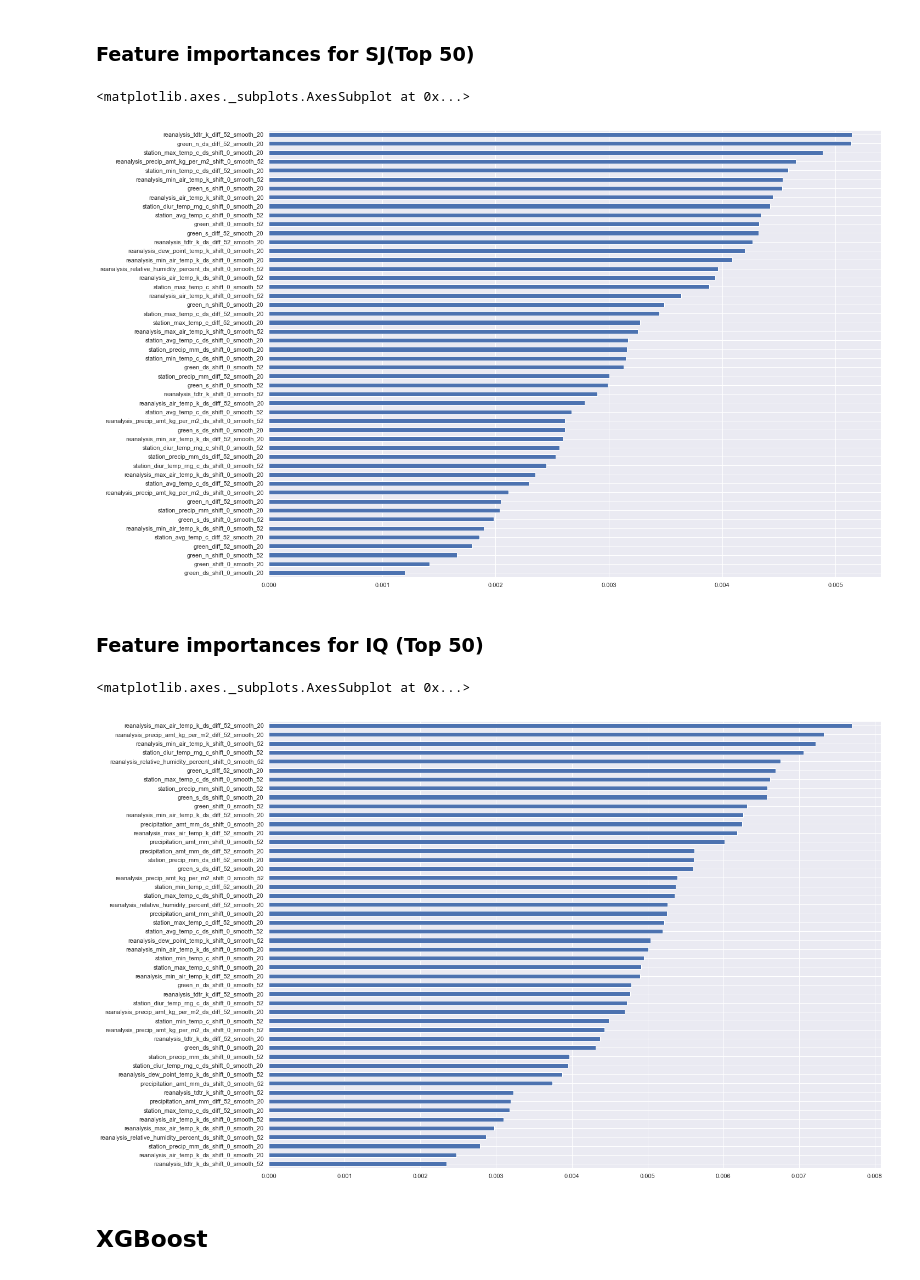
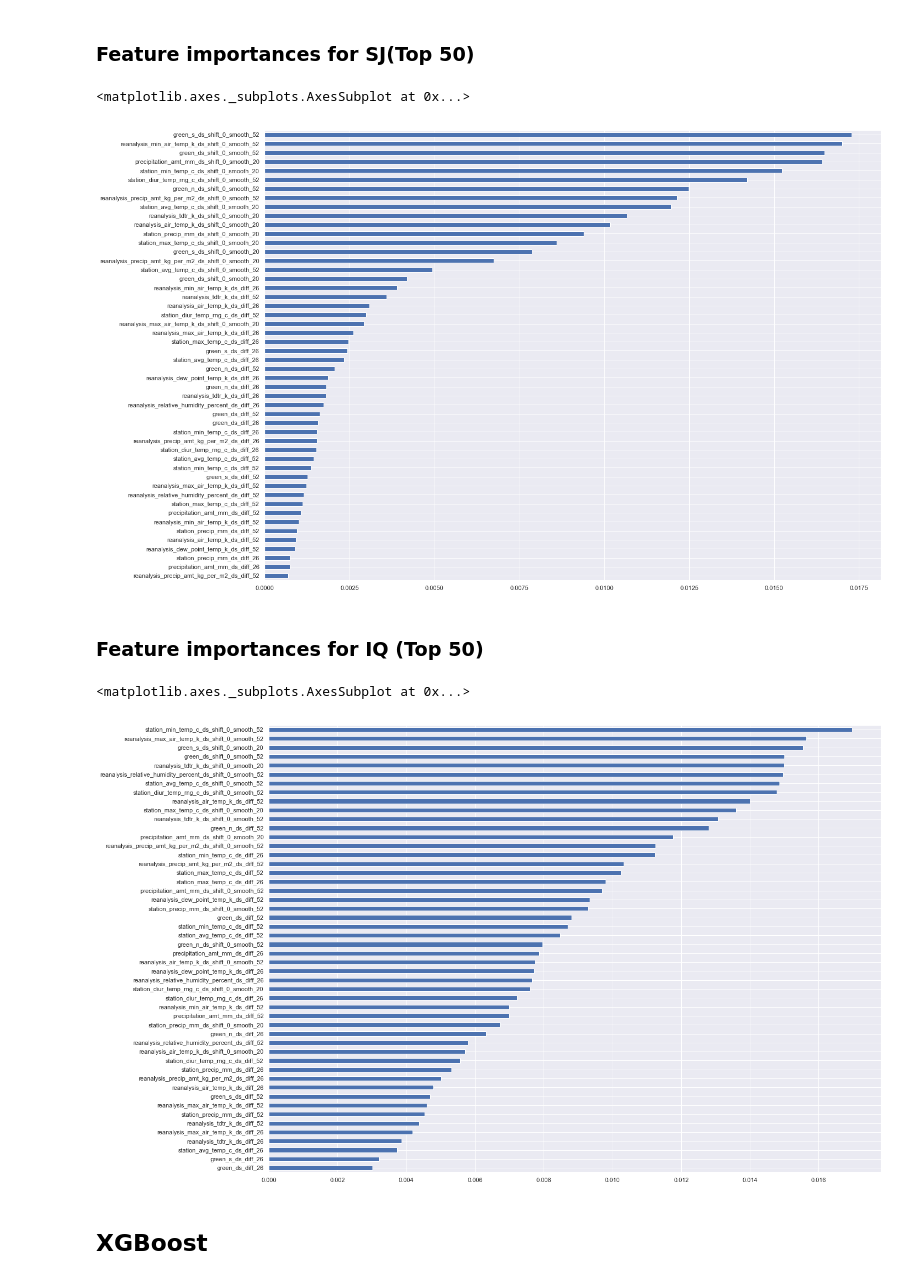
Before and after one commit to weihaoli/Study, a Jupyter notebook: data project/Presentation For Data Project - (EDA + Feature Engeneering + models).ipynb, the cells around one changed output. Cells and saved outputs as stored; diff of their text form; code cells hidden in the pictures.

```diff
--- a/data project/Presentation For Data Project - (EDA + Feature Engeneering + models).ipynb
+++ b/data project/Presentation For Data Project - (EDA + Feature Engeneering + models).ipynb
@@ -452,26 +536,16 @@ def append_shift(left,right,selected,shift,smooth =52):
         left[new_name] = right.rolling(smooth    ).mean().shift(shift).loc[:,name ]
     return left
 
-def append_diff(left,right,selected,diff,smooth =52):
+def append_diff(left,right,selected,diff  =52):
     new_names = []
     right = right.copy().apply(lambda x : x.clip(0,x.quantile(0.9)),axis = 0)
     for name in selected:
-        new_name = name + '_diff_' +str(diff)+'_smooth_' + str(smooth)
+        new_name = name + '_diff_' +str(diff)
         new_names.append(new_name)
 
-        left[new_name] = right.rolling(smooth    ).mean().diff(diff).loc[:,name ]
+        left[new_name] = right .diff(diff).loc[:,name ]
     return left
 
-
-def append_diff(left,right,selected,diff,smooth =52):
-    new_names = []
-    right = right.copy().apply(lambda x : x.clip(0,x.quantile(0.9)),axis = 0)
-    for name in selected:
-        new_name = name + '_diff_' +str(diff)+'_smooth_' + str(smooth)
-        new_names.append(new_name)
-
-        left[new_name] = right.rolling(smooth    ).mean().diff(diff).loc[:,name ]
-    return left
 
 
 
@@ -481,15 +555,14 @@ def data_process(panel,panel_candidate ):
     Make sure it is at least forward filled
     """
 
-    panel = append_shift(panel,panel_candidate,\
-          panel_candidate.columns,0,52)
+
 
     panel = append_shift(panel,panel_candidate,\
           panel_candidate.columns,0,20)
 
+
     panel = append_diff(panel,panel_candidate,\
-          panel_candidate.columns,52,20)
-
+          panel_candidate.columns,26 )
 
     # de - seasons
     de_seasons = panel_candidate.apply(de_season_tri,axis = 0)
@@ -504,8 +577,10 @@ def data_process(panel,panel_candidate ):
           de_seasons.columns,0,20)
 
     panel = append_diff(panel,de_seasons,\
-          de_seasons.columns,26,20)
-
+          de_seasons.columns,26 )
+    panel = append_diff(panel,de_seasons,\
+          de_seasons.columns,52 )
+    #panel['season'] = get_season_tri(panel.total_cases)
 
 
 
@@ -547,18 +645,18 @@ iq_predictions =  pd.Series(np.round(rf_iq .predict(test_X_iq )).astype(int) )
 ###  Feature importances for SJ(Top 50)
 # %%
 plt.figure(figsize = (20,15))
-pd.Series(mdl_sj.feature_importances_,index = train_X_sj.columns).sort_values(ascending = True).iloc[:50].plot.barh()
+pd.Series(rf_sj.feature_importances_,index = train_X_sj.columns).sort_values(ascending = True).iloc[:50].plot.barh()
 # %% [output]
 <matplotlib.axes._subplots.AxesSubplot at 0x...>
-[figure, old version]
+[figure, new version]
 # %% [markdown]
 ###  Feature importances for IQ (Top 50)
 # %%
 plt.figure(figsize = (20,15))
-pd.Series(mdl_iq.feature_importances_,index = train_X_sj.columns).sort_values(ascending = True).iloc[:50].plot.barh()
+pd.Series(rf_iq.feature_importances_,index = train_X_sj.columns).sort_values(ascending = True).iloc[:50].plot.barh()
 # %% [output]
 <matplotlib.axes._subplots.AxesSubplot at 0x...>
-[figure, old version]
+[figure, new version]
 # %% [markdown]
 ## XGBoost
 # %%
```
Also changed, not shown: parts of 35 cells of this notebook, 2 other files.
